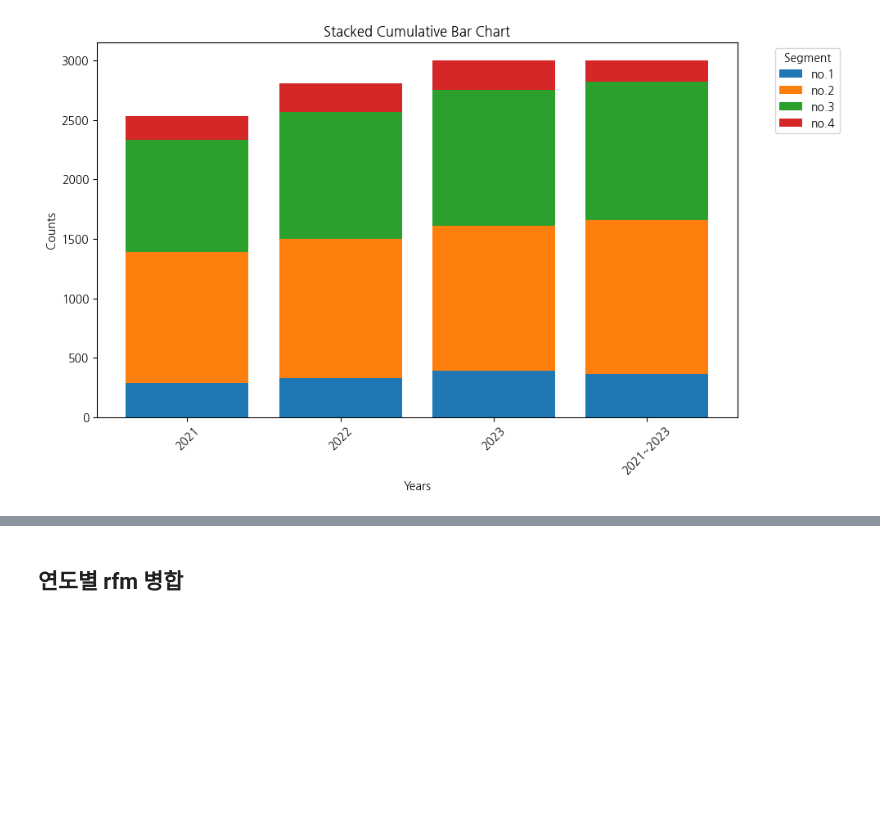
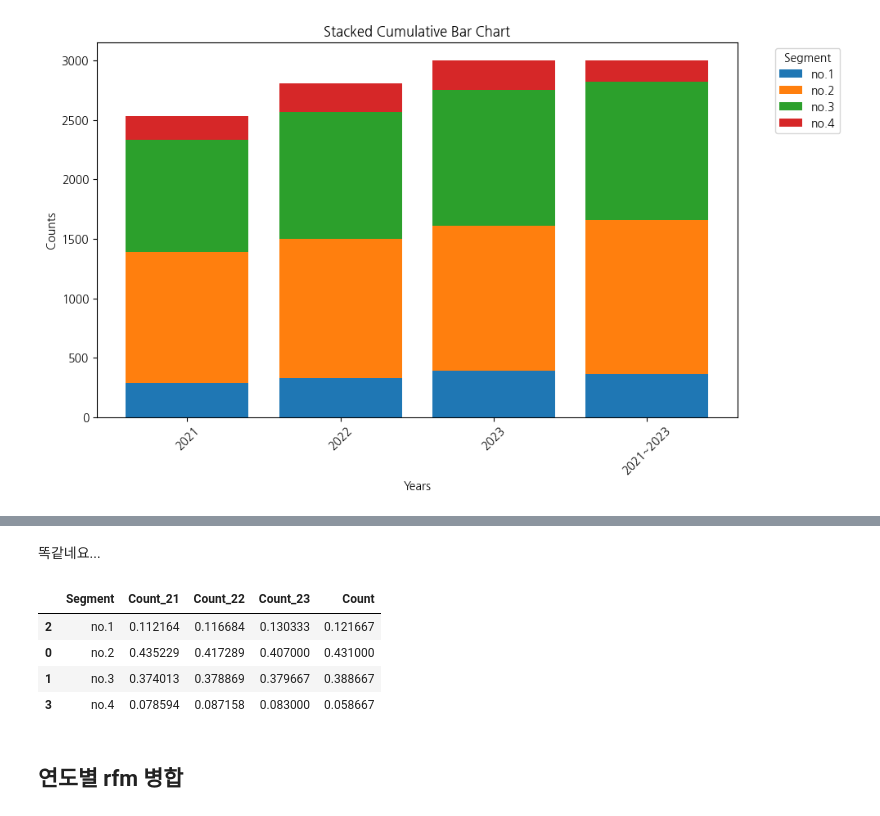
Before and after one commit to Seojiii/kurly_project, a Jupyter notebook: 0318_HY_RFM3.ipynb, the cells around one changed output, grey strips where cells are left out. Saved outputs shown, nothing was run; the diff lists cells and outputs as text; code cells hidden in the pictures; blank space fills up the shorter version.

```diff
--- a/0318_HY_RFM3.ipynb
+++ b/0318_HY_RFM3.ipynb
@@ -499,3 +521,13 @@ plt.show()
+# %% [markdown]
+똑같네요...
+# %%
+total_segment_counts_ratio
+# %% [output]
+|  | Segment | Count_21 | Count_22 | Count_23 | Count |
+| 2 | no.1 | 0.112164 | 0.116684 | 0.130333 | 0.121667 |
+| 0 | no.2 | 0.435229 | 0.417289 | 0.407000 | 0.431000 |
+| 1 | no.3 | 0.374013 | 0.378869 | 0.379667 | 0.388667 |
+| 3 | no.4 | 0.078594 | 0.087158 | 0.083000 | 0.058667 |
 # %% [markdown]
 ## 연도별 rfm 병합
 # %%
```
Also changed, not shown: parts of 2 cells of this notebook.
